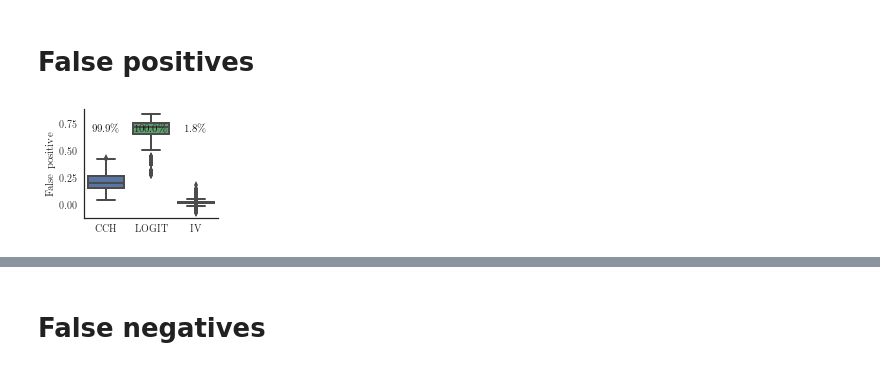
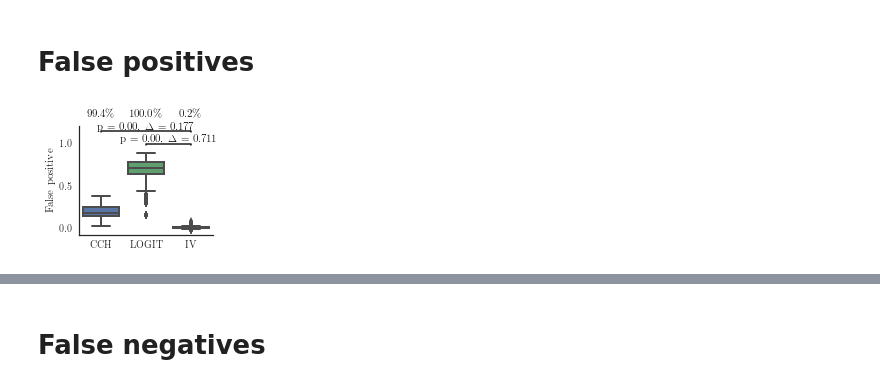
Before and after one commit to lepmik/causal-optogenetics-paper-data, a Jupyter notebook: network-classification.ipynb, the cells around one changed output, grey strips where cells are left out. Drawn from its saved outputs; the diff is of its cells as text; code cells hidden in the pictures.

Commit message:
update figs and redefine pfast in iv as diff

```diff
--- a/network-classification.ipynb
+++ b/network-classification.ipynb
@@ -21,24 +21,3 @@ all_data = pd.read_csv('results/params_3_analyse_30000.csv')
-# %%
-dataa = np.load('results/params_3.npz')['data'][()]
-
-winsize = 4
-latency = dataa['params']['delay'] + dataa['params']['tau_syn_ex']
-
-spiketrains = {s['sender']: {'pop': pop, 'times': s['times']}
-               for pop in ['in', 'ex']
-               for s in dataa['spiketrains'][pop]}
-
-hit_rate = {}
-for idx, d in all_data.iterrows():
-    if d.source in hit_rate.keys():
-        all_data.loc[idx,'hit_rate'] = hit_rate[d.source]
-        continue
-    iv = IV(spiketrains[d.source]['times'],
-         spiketrains[d.target]['times'],
-         dataa['epoch']['times'],
-         winsize, latency)
-    hit_rate[d.source] = iv.hit_rate
-    all_data.loc[idx,'hit_rate'] = hit_rate[d.source]
 # %%
 set_style('notebook')
 all_data.loc[:,['iv_cch', 'iv_wald', 'ppeak', 'pfast']].hist(bins=100)
@@ -54,10 +33,10 @@ array([[<matplotlib.axes._subplots.AxesSubplot object at 0x...>,
 # analys.loc[(analys.pfast > 0.001),'iv_cch'] = np.nan
 # analys.loc[(analys.pfast > 0.001),'iv_wald'] = np.nan
 N_pairs = all_data.shape[0]
-# analys = all_data.loc[(all_data.pfast < 0.01) & (all_data.ppeak < 0.01),:]
+analys = all_data.loc[(all_data.pfast < 0.01) & (all_data.ppeak < 0.01) & (all_data.hit_rate < 0.9),:]
 # analys = all_data.loc[(all_data.pfast < 0.01),:]
 # analys = all_data.loc[(all_data.iv_pfast < 0.01),:]
-analys = all_data.loc[:,:]
+# analys = all_data.loc[:,:]
 # analys = analys.loc[(analys.pfast < 0.01),:]
 # %%
 analys.shape[0] / N_pairs * 100
@@ -80,4 +59,4 @@ def norm(x):
 #     return (x - np.mean(x)) / np.std(x)
     return (x - min(x)) / (max(x) - min(x))
 # %%
-analys['logit'] = model(analys.logreg + analys.logreg_intercept)
+analys.loc[:,'logit'] = model(analys.loc[:,'logreg'] + analys.loc[:,'logreg_intercept'])
@@ -104,27 +94,29 @@ fp = pd.concat([
 #     analys.loc[(analys.weight == 0), 'logit']],
 #     axis=1)
 # %%
-save = False
-set_style('article', w=0.485)
+save = True
+if save: set_style('article', w=0.485)
+if not save: set_style('notebook')
 include = ['CCH','LOGIT', 'IV']#, 'CCH IV']
 # set_style('notebook')
 sns.boxplot(data=fp.loc[:,include], palette=['b', 'g', 'r'])
-# for key, pos_x, pos_y in zip(['IV','LOGIT'], [0, 1], [1.15, 1.0]):
-#     case = fp.loc[:,['IV']].dropna().values.flatten()
-#     control = fp.loc[:,[key]].dropna().values.flatten()
-#     pval, observed_diff, diffs = permutation_resampling(case, control, 1000, statistic=np.median)
-#     label_diff(pos_x, 2, pos_y, 'p = {:.2f}, $\\Delta$ = {:.3f}'.format(pval, observed_diff))
+for key, pos_x, pos_y in zip(['CCH','LOGIT'], [0, 1], [1.15, 1.00]):
+    case = fp.loc[:,['IV']].dropna().values.flatten()
+    control = fp.loc[:,[key]].dropna().values.flatten()
+    pval, observed_diff, diffs = permutation_resampling(case, control, 1000, statistic=np.median)
+    label_diff(pos_x, 2, pos_y, 'p = {:.2f}, $\\Delta$ = {:.3f}'.format(pval, observed_diff))
 N = fp.shape[0]
-ypos = 0.65
+ypos = 1.3
 for xpos, name in zip([0, 1, 2], include):
     text = '{:.1f}\%'.format((sum(abs(fp[name]) > TOL) / N) * 100)
     plt.text(xpos, ypos, text, ha='center', va='bottom', color='k')
 # plt.text(-.8, ypos, '$>$ {}'.format(TOL), ha='center', va='bottom', color='k')
 sns.despine()
+# plt.ylim([0,0.9])
 plt.ylabel('False positive')
 if save: savefig(plt.gcf(), 'false_positive')
 # %% [output]
-[figure, old version]
+[figure, new version]
 # %%
 fp.hist()
 # %% [output]
```
Also changed, not shown: parts of 19 cells of this notebook, 16 other files.
